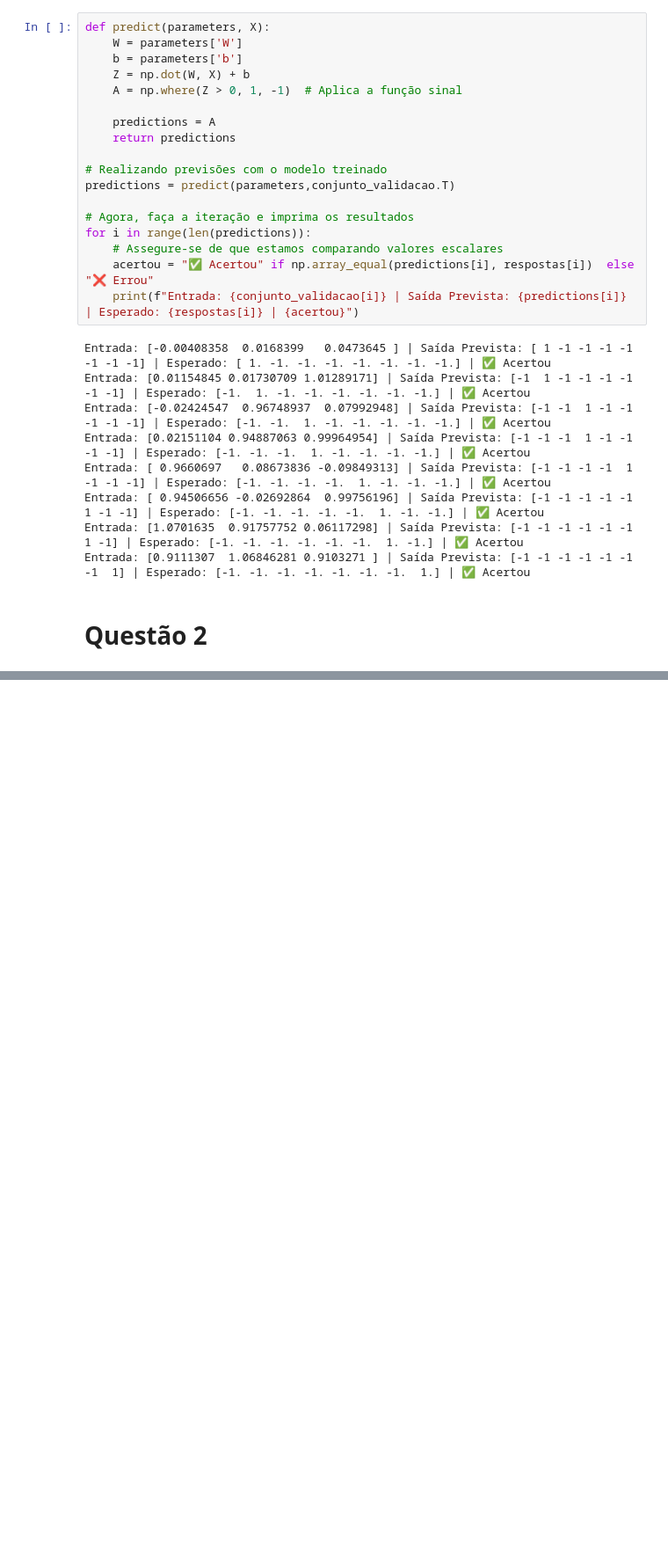
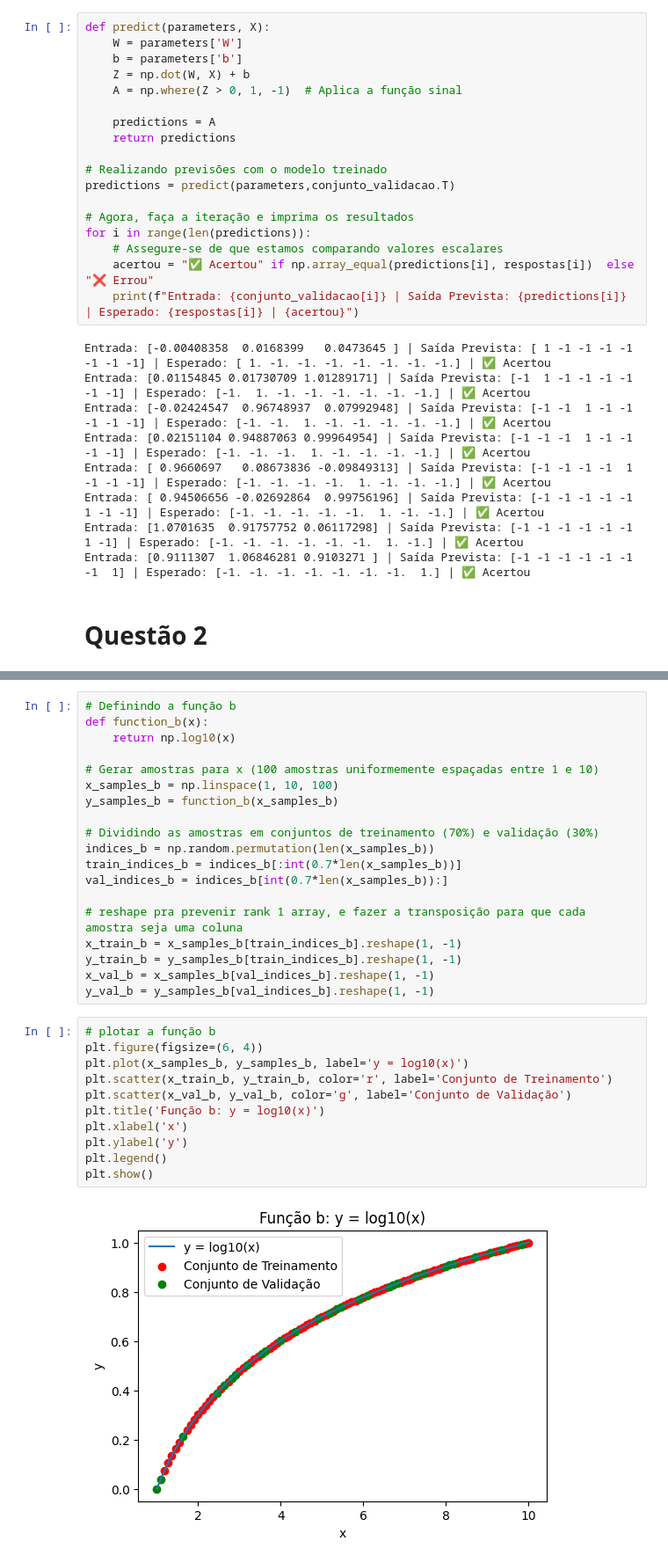
Before and after one commit to ArthurrCr/DEEP-LEARNING, a Jupyter notebook: [DL] 1A Lista_.ipynb, the cells around one changed output, grey strips where cells are left out. Shown at 88% size. Cells and saved outputs as stored; diff of their text form; blank space fills up the shorter version.

```diff
--- a/[DL] 1A Lista_.ipynb
+++ b/[DL] 1A Lista_.ipynb
@@ -285,0 +431,32 @@ def update_parameters(params, grads, learning_rate):
+# %%
+# Definindo a função b
+def function_b(x):
+    return np.log10(x)
+
+# Gerar amostras para x (100 amostras uniformemente espaçadas entre 1 e 10)
+x_samples_b = np.linspace(1, 10, 100)
+y_samples_b = function_b(x_samples_b)
+
+# Dividindo as amostras em conjuntos de treinamento (70%) e validação (30%)
+indices_b = np.random.permutation(len(x_samples_b))
+train_indices_b = indices_b[:int(0.7*len(x_samples_b))]
+val_indices_b = indices_b[int(0.7*len(x_samples_b)):]
+
+# reshape pra prevenir rank 1 array, e fazer a transposição para que cada amostra seja uma coluna
+x_train_b = x_samples_b[train_indices_b].reshape(1, -1)
+y_train_b = y_samples_b[train_indices_b].reshape(1, -1)
+x_val_b = x_samples_b[val_indices_b].reshape(1, -1)
+y_val_b = y_samples_b[val_indices_b].reshape(1, -1)
+# %%
+# plotar a função b
+plt.figure(figsize=(6, 4))
+plt.plot(x_samples_b, y_samples_b, label='y = log10(x)')
+plt.scatter(x_train_b, y_train_b, color='r', label='Conjunto de Treinamento')
+plt.scatter(x_val_b, y_val_b, color='g', label='Conjunto de Validação')
+plt.title('Função b: y = log10(x)')
+plt.xlabel('x')
+plt.ylabel('y')
+plt.legend()
+plt.show()
+# %% [output]
+[figure, added]
```
Also changed, not shown: parts of 32 cells of this notebook.
